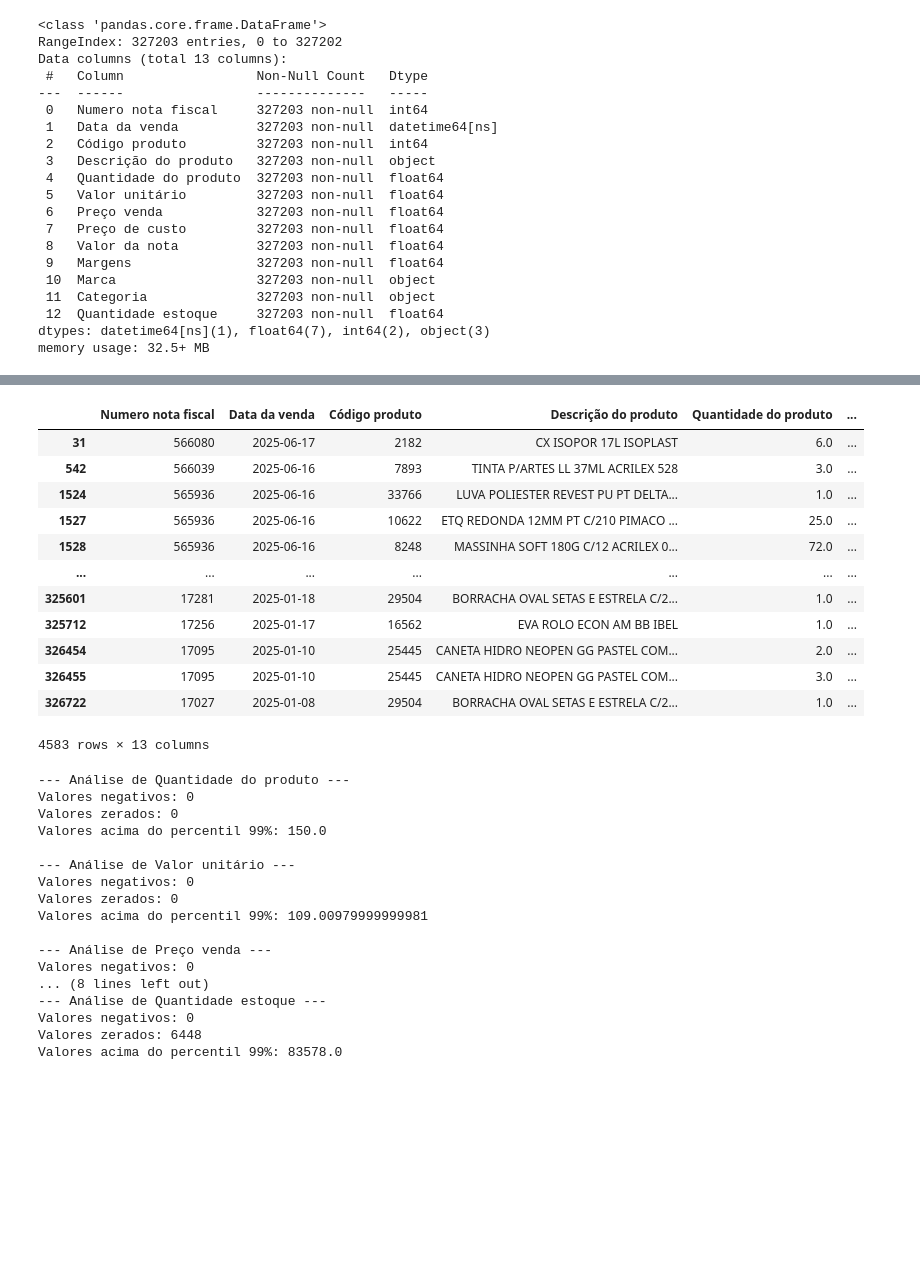
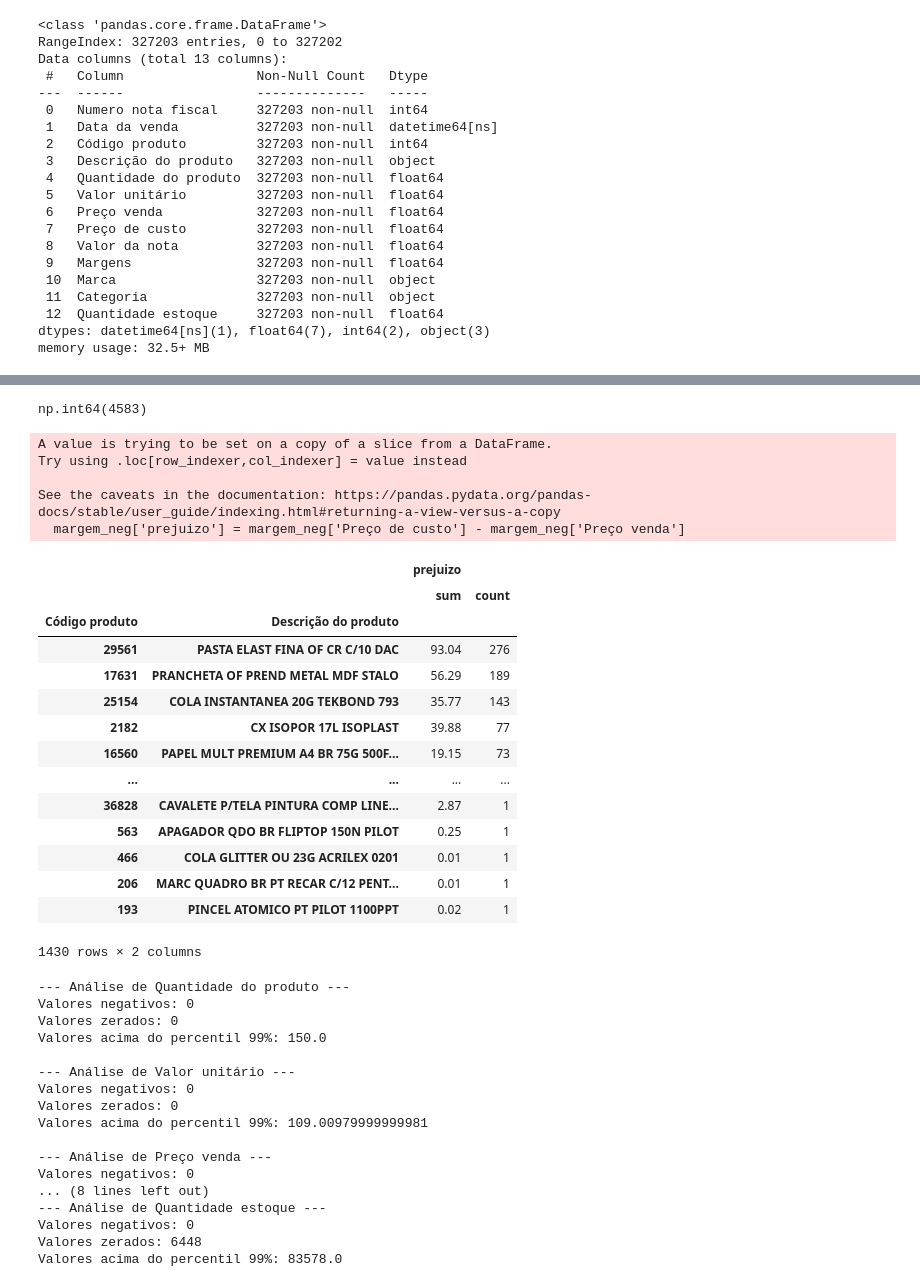
Before and after one commit to PauloQuirinoMN/Sistema-de-Recomendacao-e-Cross-selling, a Jupyter notebook: exploratoria.ipynb, the cells around one changed output, grey strips where cells are left out. Cells and saved outputs as stored; diff of their text form; code cells hidden in the pictures; blank space fills up the shorter version.

```diff
--- a/exploratoria.ipynb
+++ b/exploratoria.ipynb
@@ -225,19 +232,38 @@ df_vendas_enriquecido.describe()
 # %%
-df_vendas_enriquecido[df_vendas_enriquecido["Preço venda"] < df_vendas_enriquecido["Preço de custo"]]
+margem_neg = df_vendas_enriquecido[df_vendas_enriquecido["Preço venda"] < df_vendas_enriquecido["Preço de custo"]]
+margem_neg.value_counts().sum()
 # %% [output]
-|  | Numero nota fiscal | Data da venda | Código produto | Descrição do produto | Quantidade do produto | ... |
-| 31 | 566080 | 2025-06-17 | 2182 | CX ISOPOR 17L ISOPLAST | 6.0 | ... |
-| 542 | 566039 | 2025-06-16 | 7893 | TINTA P/ARTES LL 37ML ACRILEX 528 | 3.0 | ... |
-| 1524 | 565936 | 2025-06-16 | 33766 | LUVA POLIESTER REVEST PU PT DELTA... | 1.0 | ... |
-| 1527 | 565936 | 2025-06-16 | 10622 | ETQ REDONDA 12MM PT C/210 PIMACO ... | 25.0 | ... |
-| 1528 | 565936 | 2025-06-16 | 8248 | MASSINHA SOFT 180G C/12 ACRILEX 0... | 72.0 | ... |
-| ... | ... | ... | ... | ... | ... | ... |
-| 325601 | 17281 | 2025-01-18 | 29504 | BORRACHA OVAL SETAS E ESTRELA C/2... | 1.0 | ... |
-| 325712 | 17256 | 2025-01-17 | 16562 | EVA ROLO ECON AM BB IBEL | 1.0 | ... |
-| 326454 | 17095 | 2025-01-10 | 25445 | CANETA HIDRO NEOPEN GG PASTEL COM... | 2.0 | ... |
-| 326455 | 17095 | 2025-01-10 | 25445 | CANETA HIDRO NEOPEN GG PASTEL COM... | 3.0 | ... |
-| 326722 | 17027 | 2025-01-08 | 29504 | BORRACHA OVAL SETAS E ESTRELA C/2... | 1.0 | ... |
-4583 rows × 13 columns
+np.int64(4583)
+# %%
+# Calcular a magnitude do prejuízo
+margem_neg['prejuizo'] = margem_neg['Preço de custo'] - margem_neg['Preço venda']
+total_prejuizo = margem_neg['prejuizo'].sum()
+
+# Análise por produto/categoria
+(margem_neg.groupby(['Código produto', 'Descrição do produto'])
+           .agg({'prejuizo': ['sum', 'count']})
+           .sort_values(by=('prejuizo', 'count'), ascending=False))
+# %% [output]
+A value is trying to be set on a copy of a slice from a DataFrame.
+Try using .loc[row_indexer,col_indexer] = value instead
+
+See the caveats in the documentation: https://pandas.pydata.org/pandas-docs/stable/user_guide/indexing.html#returning-a-view-versus-a-copy
+  margem_neg['prejuizo'] = margem_neg['Preço de custo'] - margem_neg['Preço venda']
+|  |  | prejuizo |  |
+|  |  | sum | count |
+| Código produto | Descrição do produto |  |  |
+| 29561 | PASTA ELAST FINA OF CR C/10 DAC | 93.04 | 276 |
+| 17631 | PRANCHETA OF PREND METAL MDF STALO | 56.29 | 189 |
+| 25154 | COLA INSTANTANEA 20G TEKBOND 793 | 35.77 | 143 |
+| 2182 | CX ISOPOR 17L ISOPLAST | 39.88 | 77 |
+| 16560 | PAPEL MULT PREMIUM A4 BR 75G 500F... | 19.15 | 73 |
+| ... | ... | ... | ... |
+| 36828 | CAVALETE P/TELA PINTURA COMP LINE... | 2.87 | 1 |
+| 563 | APAGADOR QDO BR FLIPTOP 150N PILOT | 0.25 | 1 |
+| 466 | COLA GLITTER OU 23G ACRILEX 0201 | 0.01 | 1 |
+| 206 | MARC QUADRO BR PT RECAR C/12 PENT... | 0.01 | 1 |
+| 193 | PINCEL ATOMICO PT PILOT 1100PPT | 0.02 | 1 |
+1430 rows × 2 columns
 # %%
 # Verificando valores negativos ou zerados onde não deveriam existir
 cols_numericas = ['Quantidade do produto', 'Valor unitário', 'Preço venda', 'Preço de custo', 'Quantidade estoque']
```
Also changed, not shown: parts of 13 cells of this notebook, 2 other files.
